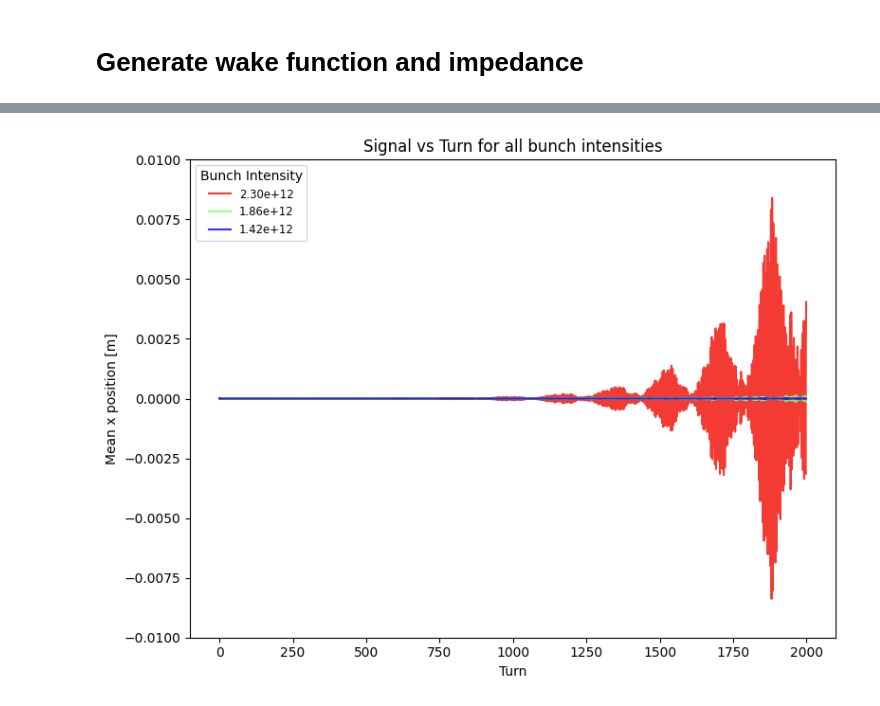
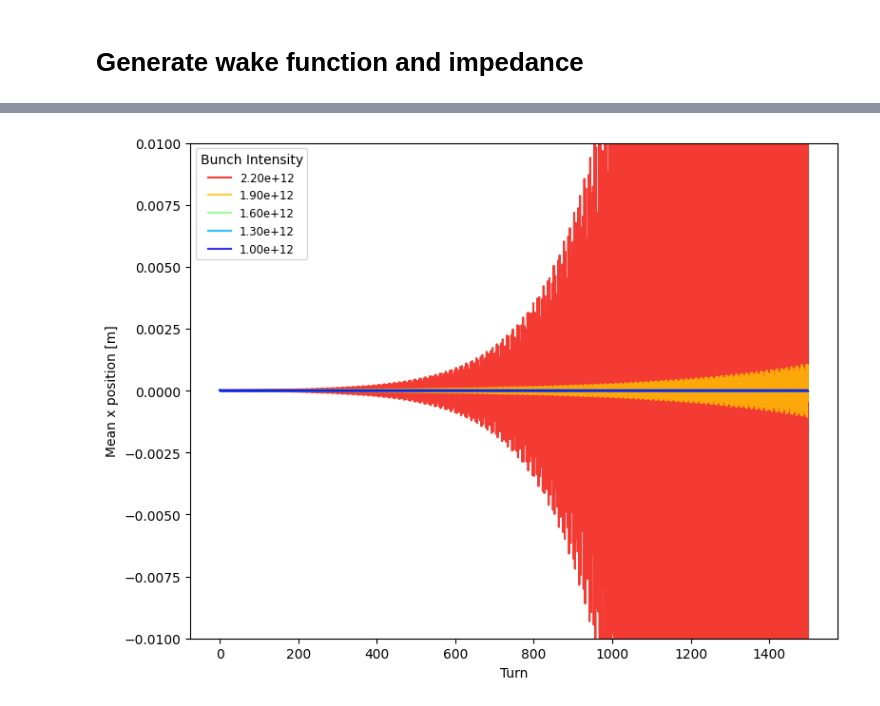
Before and after one commit to JUAS-tutorials/collective-effects-xsuite-tutorials, a Jupyter notebook: JUAS_tutorial.ipynb, the cells around one changed output, grey strips where cells are left out. Cells and saved outputs as stored; diff of their text form; code cells hidden in the pictures.

```diff
--- a/JUAS_tutorial.ipynb
+++ b/JUAS_tutorial.ipynb
@@ -65,25 +69,4 @@ WARNING: Skipping /home/a4536/anaconda3/lib/python3.11/site-packages/xdeps-0.10.
 # %%
-import os
-
-import numpy as np
-import pandas as pd
-import h5py
-
-import pickle
-
-import xtrack as xt
-import xpart as xp
-import xwakes as xw
-import xobjects as xo
-
-from scipy.constants import c as clight
-
-import matplotlib as mpl
-import matplotlib.pyplot as plt
-
-
-# !start-simulation-settings!
-
 ##### Machine parameters
 circumference = 27000.0
 machine_radius = circumference / (2*np.pi)
@@ -133,13 +116,12 @@ num_slices = int(100)
 
 # Bunch intensity scan
 delta_bint = 3e11
-#bunch_intensity_scan = np.arange(1e11, 2.3e12, delta_bint)
-bunch_intensity_scan = np.linspace(1e11, 2.3e12, 6)
-bunch_intensity_scan = np.linspace(14.2e11, 2.3e12, 3)
+bunch_intensity_scan = np.arange(1e12, 2.3e12, delta_bint)
+#bunch_intensity_scan = np.linspace(1e12, 2.2e12, 5)
 print('Bunch intensity scan:', bunch_intensity_scan)
 
 # Number of turns simulated
-number_of_turns = 2_000
+number_of_turns = 1_500
 
 # Save or not some plots (wakefield, emittance growth)
 flag_plot = True
@@ -151,6 +133,4 @@ flag_restart_sim = True
 reference_particle = xt.Particles(mass0=xp.PROTON_MASS_EV, p0c=p0c)
 beta0 = reference_particle.beta0[0]
 gamma0 = reference_particle.gamma0[0]
-
-# !end-simulation-settings!
 # %% [output]
@@ -386,28 +340,27 @@ File bunchmonitor_data_hllhc_with_bellows/bunchmonitor_bint_2.30e+12_bunches.h5
 # %%
 fig, ax = plt.subplots(figsize=(8, 6))
 
 cmap = plt.get_cmap('jet')
 colors = cmap(np.linspace(0.9, 0.1, len(bunch_intensity_scan)))
 
 for i, bint in enumerate(reversed(bunch_intensity_scan)):
     file_path = f'./{results_folder}/bunchmonitor_bint_{bint:.2e}_bunches.h5'
     try:
         with h5py.File(file_path, 'r') as h5file:
             if enable_losses:
                 signal = h5file['0']['num_particles'][:]
             else:
                 signal = h5file['0']['mean_x'][:]
                 ax.set_ylim(-1e-2, 1e-2)
             ax.plot(np.real(signal), color=colors[i], label=f'{bint:.2e}', alpha=0.8)
     except FileNotFoundError:
         print(f'File not found: {file_path}')
 ax.set_yscale('linear')
 ax.set_xlabel('Turn')
 ax.set_ylabel('Bunch intensity [p]' if enable_losses else 'Mean x position [m]')
-ax.set_title('Signal vs Turn for all bunch intensities')
 ax.legend(title='Bunch Intensity', fontsize='small', loc='best')
 fig.tight_layout()
-#plt.savefig('002_turn_by_turn_data_all_bints.png')
+plt.savefig('turn_by_turn_data_all_bints.png')
 plt.show()
 # %% [output]
-[figure, old version]
+[figure, new version]
```
Also changed, not shown: parts of 21 cells of this notebook, 1 other file.
